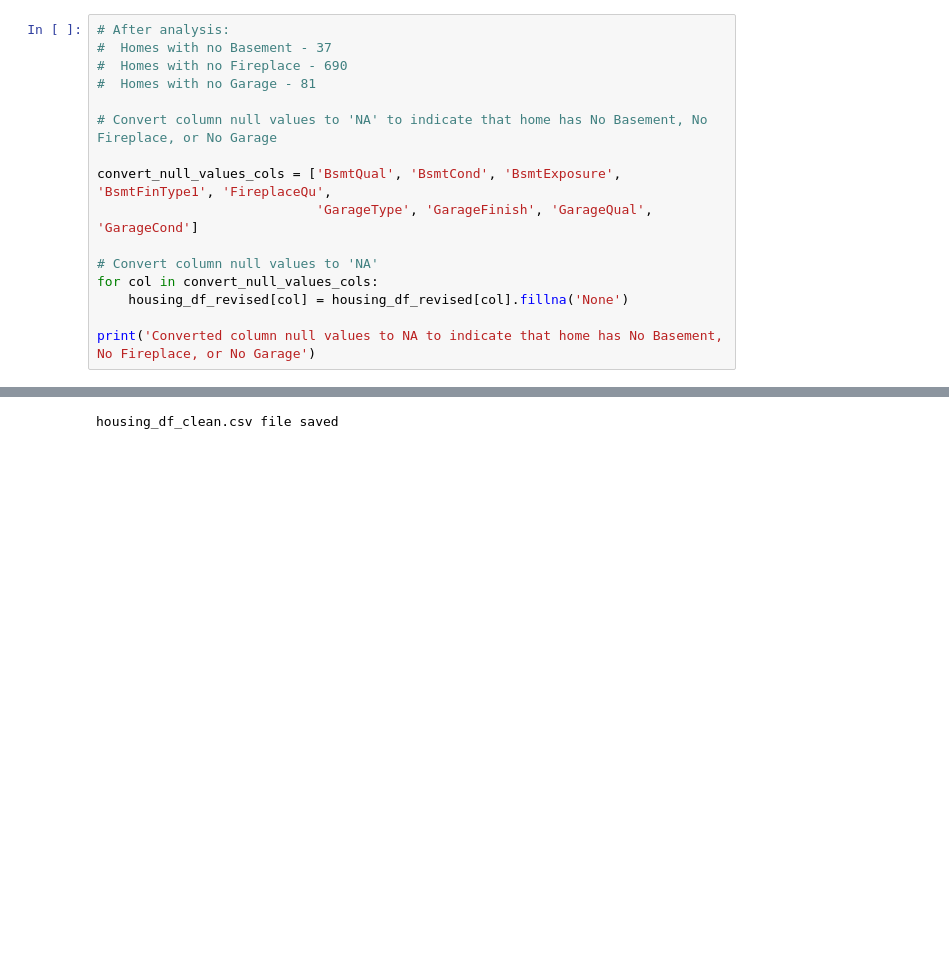
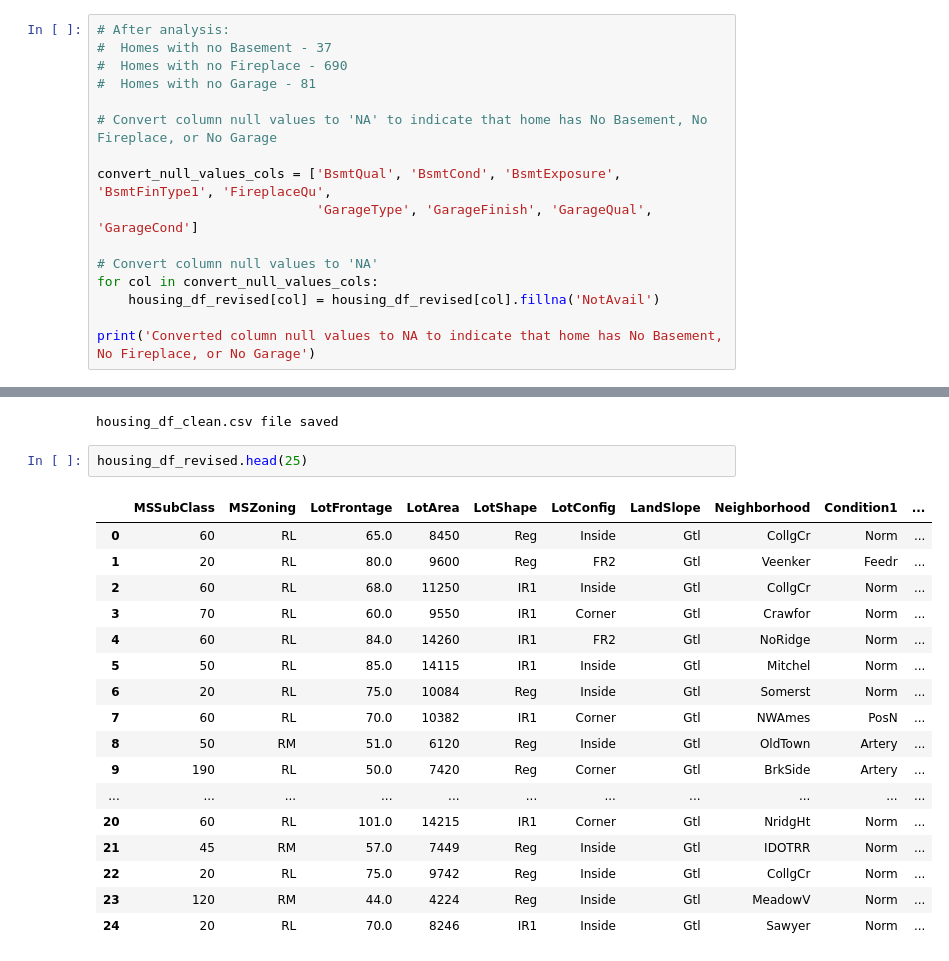
Before and after one commit to ThomasClemons/house_hunters, a Jupyter notebook: data_preparation.ipynb, the cells around one changed output, grey strips where cells are left out. Drawn from its saved outputs; the diff is of its cells as text; blank space fills up the shorter version.

Commit message:
changed none to notavail which fixed our problem

```diff
--- a/data_preparation.ipynb
+++ b/data_preparation.ipynb
@@ -273,7 +273,7 @@ convert_null_values_cols = ['BsmtQual', 'BsmtCond', 'BsmtExposure', 'BsmtFinType
 
 # Convert column null values to 'NA'
 for col in convert_null_values_cols:
-    housing_df_revised[col] = housing_df_revised[col].fillna('None')
+    housing_df_revised[col] = housing_df_revised[col].fillna('NotAvail')
 
 print('Converted column null values to NA to indicate that home has No Basement, No Fireplace, or No Garage')
 # %% [output]
@@ -368,3 +368,23 @@ housing_df_revised.to_csv('Resources/housing_df_clean.csv', index=False)
 print("housing_df_clean.csv file saved")
 # %% [output]
 housing_df_clean.csv file saved
+# %%
+housing_df_revised.head(25)
+# %% [output]
+|  | MSSubClass | MSZoning | LotFrontage | LotArea | LotShape | LotConfig | LandSlope | Neighborhood | Condition1 | ... |
+| 0 | 60 | RL | 65.0 | 8450 | Reg | Inside | Gtl | CollgCr | Norm | ... |
+| 1 | 20 | RL | 80.0 | 9600 | Reg | FR2 | Gtl | Veenker | Feedr | ... |
+| 2 | 60 | RL | 68.0 | 11250 | IR1 | Inside | Gtl | CollgCr | Norm | ... |
+| 3 | 70 | RL | 60.0 | 9550 | IR1 | Corner | Gtl | Crawfor | Norm | ... |
+| 4 | 60 | RL | 84.0 | 14260 | IR1 | FR2 | Gtl | NoRidge | Norm | ... |
+| 5 | 50 | RL | 85.0 | 14115 | IR1 | Inside | Gtl | Mitchel | Norm | ... |
+| 6 | 20 | RL | 75.0 | 10084 | Reg | Inside | Gtl | Somerst | Norm | ... |
+| 7 | 60 | RL | 70.0 | 10382 | IR1 | Corner | Gtl | NWAmes | PosN | ... |
+| 8 | 50 | RM | 51.0 | 6120 | Reg | Inside | Gtl | OldTown | Artery | ... |
+| 9 | 190 | RL | 50.0 | 7420 | Reg | Corner | Gtl | BrkSide | Artery | ... |
+| ... | ... | ... | ... | ... | ... | ... | ... | ... | ... | ... |
+| 20 | 60 | RL | 101.0 | 14215 | IR1 | Corner | Gtl | NridgHt | Norm | ... |
+| 21 | 45 | RM | 57.0 | 7449 | Reg | Inside | Gtl | IDOTRR | Norm | ... |
+| 22 | 20 | RL | 75.0 | 9742 | Reg | Inside | Gtl | CollgCr | Norm | ... |
+| 23 | 120 | RM | 44.0 | 4224 | Reg | Inside | Gtl | MeadowV | Norm | ... |
+| 24 | 20 | RL | 70.0 | 8246 | IR1 | Inside | Gtl | Sawyer | Norm | ... |
```
Also changed, not shown: 2 other files.
